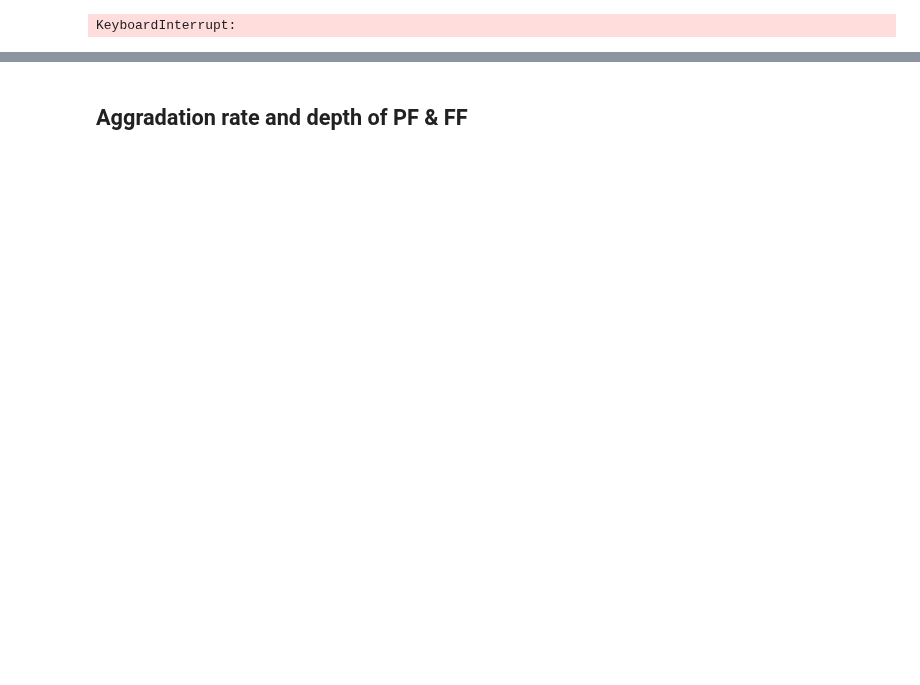
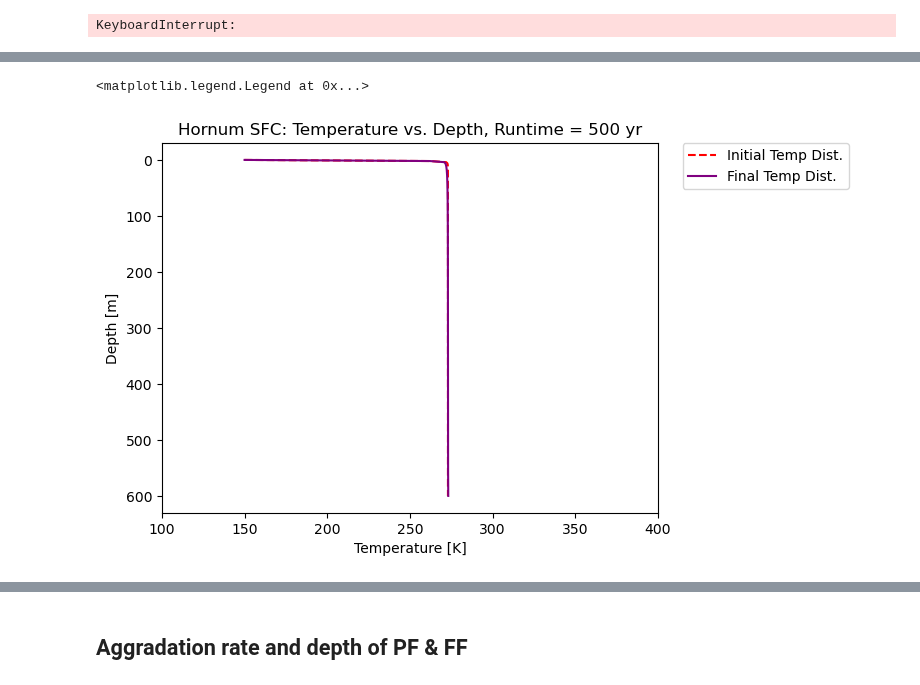
Before and after one commit to alexiak322/ceres-pingo-model, a Jupyter notebook: -1DHT-model-code/python/1DHT Model.ipynb, the cells around one changed output, grey strips where cells are left out. Drawn from its saved outputs; the diff is of its cells as text; code cells hidden in the pictures; blank space fills up the shorter version.

```diff
--- a/-1DHT-model-code/python/1DHT Model.ipynb
+++ b/-1DHT-model-code/python/1DHT Model.ipynb
@@ -264,6 +283,19 @@ T_matx_0_1=np.zeros((nocell,runtime)) ### CREATING EMPTY TEMP MATRICES FOR EACH
 T_matx_0_1[:,0] = np.copy(T_ini)                                    ### add more as needed
 T_matx_1_2=np.zeros((nocell,runtime))
 T_matx_1_2[:,0] = np.copy(T_ini)
+# %%
+def calculate_fw(T, T_f, beta):
+    if T >= 273.15:
+        return 1.0  # Water is fully liquid
+    else:
+        return (T_f / (273.15 - T)) ** beta
+
+def calculate_dfw(T, T_f, beta):
+    if T >= 273.15:
+        return 0.0  # No change in liquid water fraction below freezing point
+    else:
+        d_fw_dT = (beta * T_f**beta) / ((273.15 - T) ** (beta + 1))
+        return d_fw_dT
 # %%
 # Assign initial F_w, F_ice, f_w, and f_ice values for the model domain given the initial temperature.
 # I want to match the initial temperature to whatever index it is in interp_temps, grab the value of
@@ -505,7 +612,7 @@ f_matx_HORNUM[:,0] = np.copy(f_ice)
 col_incl=[1]       ### Specify which of the 12 columns (zones) to include in the ground temperature simulation (e.g. [1:12] (all), [4] (only one), [1 5 11] (several specific ones).
 for col in col_incl:
     if col==1:            ### Defining the column in use
-        runtime=20000      # Simulation runtime
+        runtime=500      # Simulation runtime
         materialid=np.copy(Z0_1MatID)
     elif col==2:            ### Defining the column in use
         runtime=500      # Simulation runtime
@@ -544,19 +651,22 @@ for col in col_incl:
         k = 0 #time step count
         l = 0 #year count
         for t in range(no_tstep):
+            if stability > 0.5:
+                print('stability = ', stability)
+                break
             k += 1
             for i in range(1, nocell-1): #excluding top and bottom bc they have boundary conditions
                 #xT_ini[i] = round(xT_ini[i], 5)
                 if xT_ini[i] < 100: #sanity check
                     print(xT_ini)
                     break
-                if xT_ini[i] > 273.15:
+                if xT_ini[i] >= 273.15:
                     f_w[i] = 1
                 #elif xT_ini[i] <= 204: #below this temp, SFC_fw goes to 0
                 #    f_w[i] = 0
                 else:
                     #print(xT_ini[i])
-                    f_w[i] = np.exp(-(xT_ini[i]/0.957725)**2)
+                    f_w[i] = np.exp(-((xT_ini[i]-273.15)/0.957725)**2)
 
                 f_ice[i] = 1 - f_w[i]
                 F_w[i] = f_w[i] * n_grid[i]
@@ -567,7 +677,7 @@ for col in col_incl:
                 #elif xT_ini[i] <= 204: #below this temp, SFC_fw goes to 0
                 #    df_w[i] = 0
                 else:
-                    df_w[i] = -2 * xT_ini[i] * np.exp(-(xT_ini[i] / 0.957725) ** 2)
+                    df_w[i] = -2 * (xT_ini[i]-273.15) * np.exp((-((xT_ini[i]-273.15) / 0.957725)) ** 2) / 0.957725
                     #df_w[i] = get_dfw(xT_ini[i])
 
                 #calculating equivalent material properties
@@ -609,20 +722,23 @@ print(f"Elapsed time: {elapsed_time} seconds")
 # %%
 #Hornum case
 
 plt.figure()
 plt.xlim([100,400])
 #plt.ylim(-.1,40)
 plt.plot(T_matx_HORNUM[:,0], z, linestyle='dashed',color='red', label='Initial Temp Dist.')
-plt.plot(T_matx_HORNUM[:,1000], z, color='orange', label='1000 yr')
-plt.plot(T_matx_HORNUM[:,5000], z, color='yellow', label='5000 yr')
-plt.plot(T_matx_HORNUM[:,10000], z, color='green', label='10000 yr')
+#plt.plot(T_matx_HORNUM[:,1000], z, color='orange', label='1000 yr')
+#plt.plot(T_matx_HORNUM[:,5000], z, color='yellow', label='5000 yr')
+#plt.plot(T_matx_HORNUM[:,10000], z, color='green', label='10000 yr')
 #plt.plot(T_matx_HORNUM[:,7999], z, color='blue', label='8000 yr')
 plt.plot(T_matx_HORNUM[:,runtime-1], z, color='purple', label='Final Temp Dist.')
 plt.gca().invert_yaxis()
 plt.xlabel('Temperature [K]')
 plt.ylabel('Depth [m]')
 plt.title('Hornum SFC: Temperature vs. Depth, Runtime = %r yr' %(runtime))
 plt.legend(bbox_to_anchor=(1.05, 1), loc='upper left', borderaxespad=0)
+# %% [output]
+<matplotlib.legend.Legend at 0x...>
+[figure, added]
 # %%
 #PLOTTING THE DIFFERENCE IN TEMP BW HORNUM CASE AND OUR CASE
 
```
Also changed, not shown: parts of 15 cells of this notebook, 3 other files.
